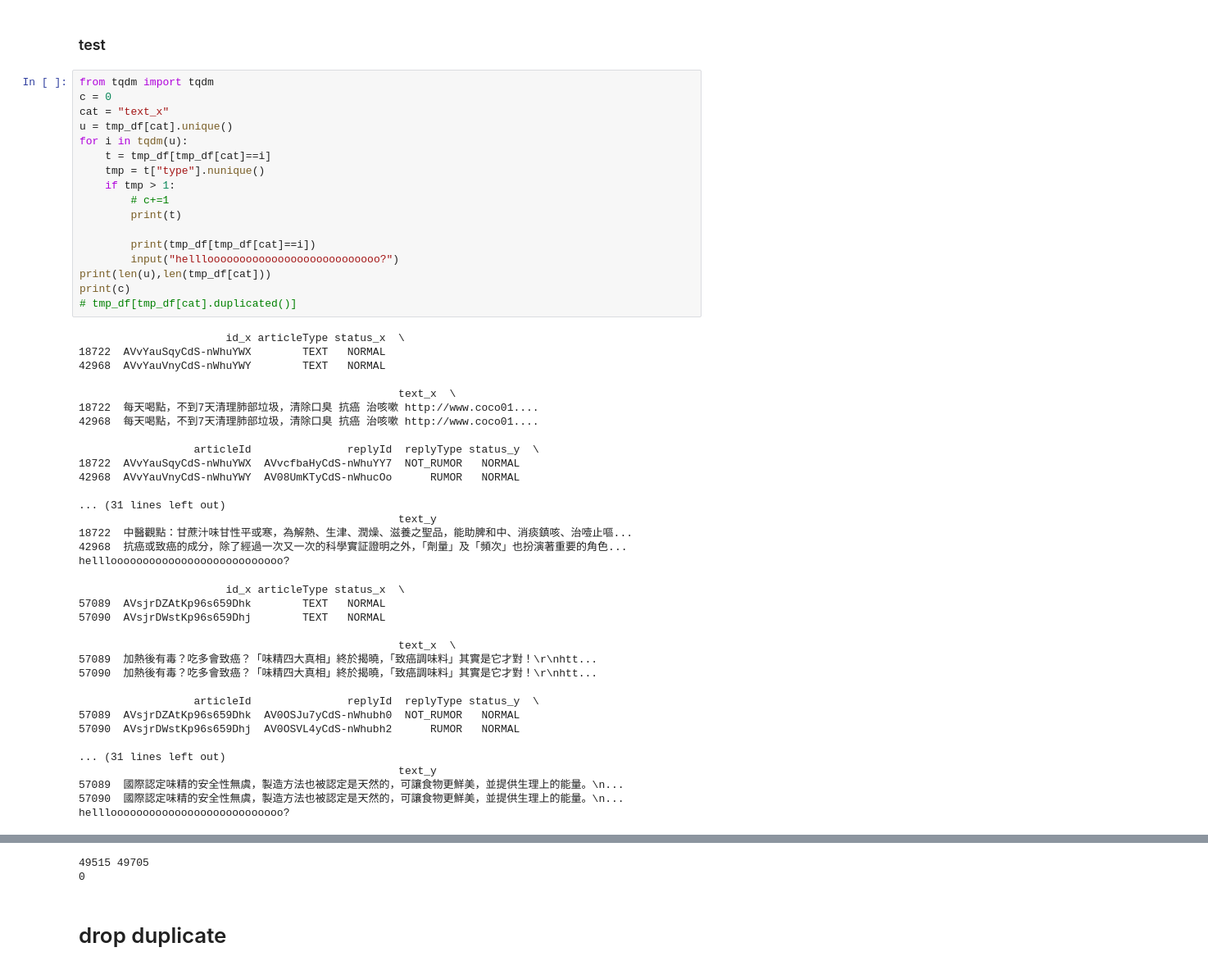
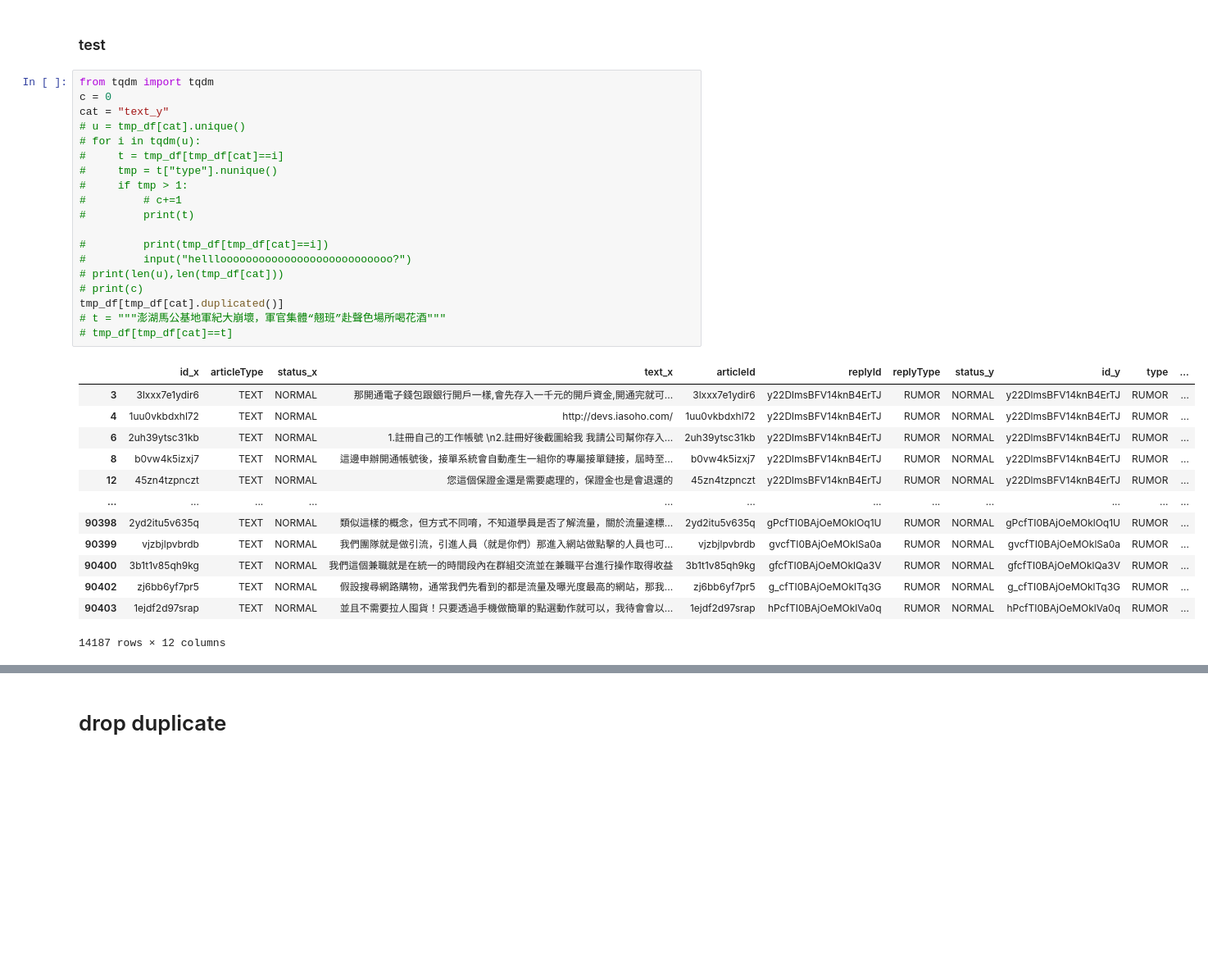
Before and after one commit to jc533/XAIfalse_news, a Jupyter notebook: data_procress.ipynb, the cells around one changed output, grey strips where cells are left out. Shown at 82% size. Saved outputs shown, nothing was run; the diff lists cells and outputs as text; blank space fills up the shorter version.

```diff
--- a/data_procress.ipynb
+++ b/data_procress.ipynb
@@ -211,52 +206,33 @@ memory usage: 6.9+ MB
 # %%
 from tqdm import tqdm
 c = 0
-cat = "text_x"
-u = tmp_df[cat].unique()
-for i in tqdm(u):
-    t = tmp_df[tmp_df[cat]==i]
-    tmp = t["type"].nunique()
-    if tmp > 1:
-        # c+=1
-        print(t)
+cat = "text_y"
+# u = tmp_df[cat].unique()
+# for i in tqdm(u):
+#     t = tmp_df[tmp_df[cat]==i]
+#     tmp = t["type"].nunique()
+#     if tmp > 1:
+#         # c+=1
+#         print(t)
 
-        print(tmp_df[tmp_df[cat]==i])
-        input("helllooooooooooooooooooooooooooo?")
-print(len(u),len(tmp_df[cat]))
-print(c)
-# tmp_df[tmp_df[cat].duplicated()]
+#         print(tmp_df[tmp_df[cat]==i])
+#         input("helllooooooooooooooooooooooooooo?")
+# print(len(u),len(tmp_df[cat]))
+# print(c)
+tmp_df[tmp_df[cat].duplicated()]
+# t = """澎湖馬公基地軍紀大崩壞，軍官集體“翹班”赴聲色場所喝花酒"""
+# tmp_df[tmp_df[cat]==t]
 # %% [output]
+|  | id_x | articleType | status_x | text_x | articleId | replyId | replyType | status_y | id_y | type | ... |
+| 3 | 3lxxx7e1ydir6 | TEXT | NORMAL | 那開通電子錢包跟銀行開戶一樣,會先存入一千元的開戶資金,開通完就可... | 3lxxx7e1ydir6 | y22DlmsBFV14knB4ErTJ | RUMOR | NORMAL | y22DlmsBFV14knB4ErTJ | RUMOR | ... |
+| 4 | 1uu0vkbdxhl72 | TEXT | NORMAL | http://devs.iasoho.com/ | 1uu0vkbdxhl72 | y22DlmsBFV14knB4ErTJ | RUMOR | NORMAL | y22DlmsBFV14knB4ErTJ | RUMOR | ... |
+| 6 | 2uh39ytsc31kb | TEXT | NORMAL | 1.註冊自己的工作帳號 \n2.註冊好後截圖給我 我請公司幫你存入... | 2uh39ytsc31kb | y22DlmsBFV14knB4ErTJ | RUMOR | NORMAL | y22DlmsBFV14knB4ErTJ | RUMOR | ... |
+| 8 | b0vw4k5izxj7 | TEXT | NORMAL | 這邊申辦開通帳號後，接單系統會自動產生一組你的專屬接單鏈接，屆時至... | b0vw4k5izxj7 | y22DlmsBFV14knB4ErTJ | RUMOR | NORMAL | y22DlmsBFV14knB4ErTJ | RUMOR | ... |
+| 12 | 45zn4tzpnczt | TEXT | NORMAL | 您這個保證金還是需要處理的，保證金也是會退還的 | 45zn4tzpnczt | y22DlmsBFV14knB4ErTJ | RUMOR | NORMAL | y22DlmsBFV14knB4ErTJ | RUMOR | ... |
+| ... | ... | ... | ... | ... | ... | ... | ... | ... | ... | ... | ... |
+| 90398 | 2yd2itu5v635q | TEXT | NORMAL | 類似這樣的概念，但方式不同唷，不知道學員是否了解流量，關於流量達標... | 2yd2itu5v635q | gPcfTI0BAjOeMOklOq1U | RUMOR | NORMAL | gPcfTI0BAjOeMOklOq1U | RUMOR | ... |
+| 90399 | vjzbjlpvbrdb | TEXT | NORMAL | 我們團隊就是做引流，引進人員（就是你們）那進入網站做點擊的人員也可... | vjzbjlpvbrdb | gvcfTI0BAjOeMOklSa0a | RUMOR | NORMAL | gvcfTI0BAjOeMOklSa0a | RUMOR | ... |
+| 90400 | 3b1t1v85qh9kg | TEXT | NORMAL | 我們這個兼職就是在統一的時間段內在群組交流並在兼職平台進行操作取得收益 | 3b1t1v85qh9kg | gfcfTI0BAjOeMOklQa3V | RUMOR | NORMAL | gfcfTI0BAjOeMOklQa3V | RUMOR | ... |
+| 90402 | zj6bb6yf7pr5 | TEXT | NORMAL | 假設搜尋網路購物，通常我們先看到的都是流量及曝光度最高的網站，那我... | zj6bb6yf7pr5 | g_cfTI0BAjOeMOklTq3G | RUMOR | NORMAL | g_cfTI0BAjOeMOklTq3G | RUMOR | ... |
+| 90403 | 1ejdf2d97srap | TEXT | NORMAL | 並且不需要拉人囤貨！只要透過手機做簡單的點選動作就可以，我待會會以... | 1ejdf2d97srap | hPcfTI0BAjOeMOklVa0q | RUMOR | NORMAL | hPcfTI0BAjOeMOklVa0q | RUMOR | ... |
-                       id_x articleType status_x  \
-18722  AVvYauSqyCdS-nWhuYWX        TEXT   NORMAL
-42968  AVvYauVnyCdS-nWhuYWY        TEXT   NORMAL
-
-                                                  text_x  \
-18722  每天喝點，不到7天清理肺部垃圾，清除口臭 抗癌 治咳嗽 http://www.coco01....
-42968  每天喝點，不到7天清理肺部垃圾，清除口臭 抗癌 治咳嗽 http://www.coco01....
-
-                  articleId               replyId  replyType status_y  \
-18722  AVvYauSqyCdS-nWhuYWX  AVvcfbaHyCdS-nWhuYY7  NOT_RUMOR   NORMAL
-42968  AVvYauVnyCdS-nWhuYWY  AV08UmKTyCdS-nWhucOo      RUMOR   NORMAL
-
-... (31 lines left out)
-                                                  text_y
-18722  中醫觀點：甘蔗汁味甘性平或寒，為解熱、生津、潤燥、滋養之聖品，能助脾和中、消痰鎮咳、治噎止嘔...
-42968  抗癌或致癌的成分，除了經過一次又一次的科學實証證明之外，「劑量」及「頻次」也扮演著重要的角色...
-helllooooooooooooooooooooooooooo?
+14187 rows × 12 columns
-                       id_x articleType status_x  \
-57089  AVsjrDZAtKp96s659Dhk        TEXT   NORMAL
-57090  AVsjrDWstKp96s659Dhj        TEXT   NORMAL
-
-                                                  text_x  \
-57089  加熱後有毒？吃多會致癌？「味精四大真相」終於揭曉，「致癌調味料」其實是它才對！\r\nhtt...
-57090  加熱後有毒？吃多會致癌？「味精四大真相」終於揭曉，「致癌調味料」其實是它才對！\r\nhtt...
-
-                  articleId               replyId  replyType status_y  \
-57089  AVsjrDZAtKp96s659Dhk  AV0OSJu7yCdS-nWhubh0  NOT_RUMOR   NORMAL
-57090  AVsjrDWstKp96s659Dhj  AV0OSVL4yCdS-nWhubh2      RUMOR   NORMAL
-
-... (31 lines left out)
-                                                  text_y
-57089  國際認定味精的安全性無虞，製造方法也被認定是天然的，可讓食物更鮮美，並提供生理上的能量。\n...
-57090  國際認定味精的安全性無虞，製造方法也被認定是天然的，可讓食物更鮮美，並提供生理上的能量。\n...
-helllooooooooooooooooooooooooooo?
@@ -297,5 +239,3 @@ helllooooooooooooooooooooooooooo?
-49515 49705
-0
 # %% [markdown]
 # drop duplicate
 # %%
```
Also changed, not shown: parts of 6 cells of this notebook.
